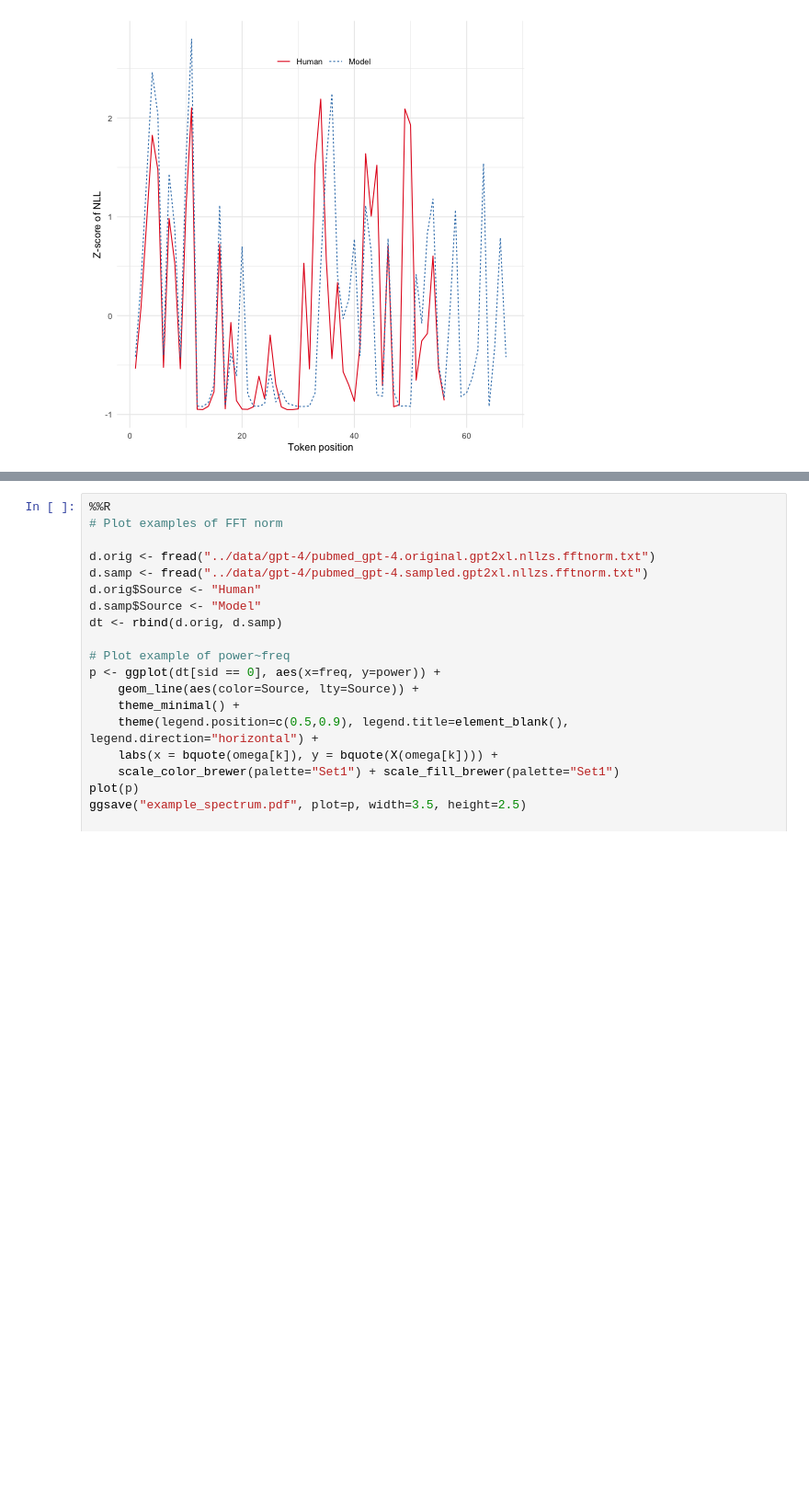
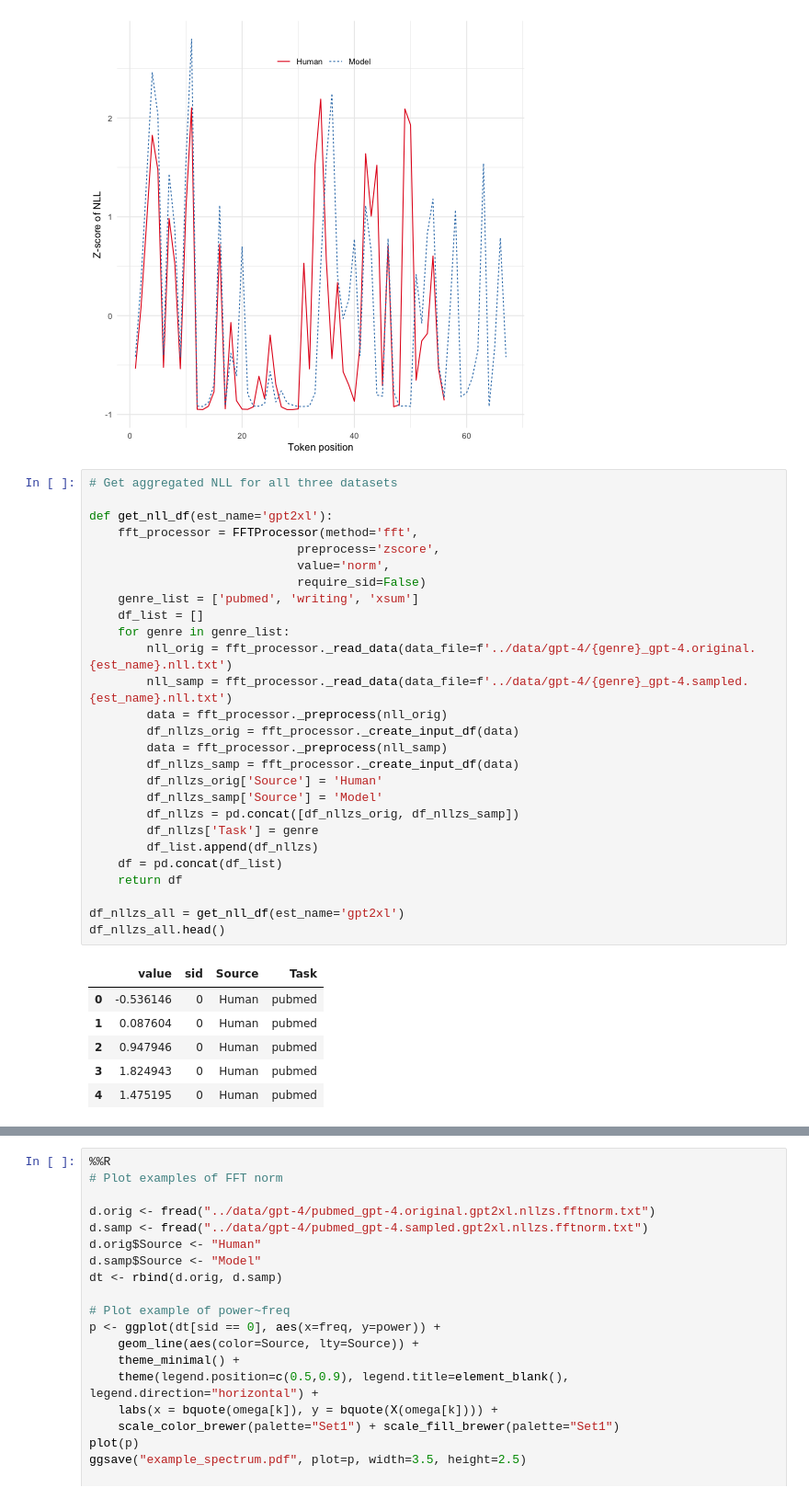
Before and after one commit to innerfirexy/FourierGPT-playground, a Jupyter notebook: experiments/plot_example.ipynb, the cells around one changed output, grey strips where cells are left out. Shown at 92% size. Saved outputs shown, nothing was run; the diff lists cells and outputs as text; blank space fills up the shorter version.

```diff
--- a/experiments/plot_example.ipynb
+++ b/experiments/plot_example.ipynb
@@ -67,3 +67,37 @@ ggsave("example_nll.pdf", plot=p, width=3.5, height=2.5)
 # %% [output]
 `geom_smooth()` using method = 'gam' and formula = 'y ~ s(x, bs = "cs")'
 [figure]
+# %%
+# Get aggregated NLL for all three datasets
+
+def get_nll_df(est_name='gpt2xl'):
+    fft_processor = FFTProcessor(method='fft',
+                             preprocess='zscore',
+                             value='norm',
+                             require_sid=False)
+    genre_list = ['pubmed', 'writing', 'xsum']
+    df_list = []
+    for genre in genre_list:
+        nll_orig = fft_processor._read_data(data_file=f'../data/gpt-4/{genre}_gpt-4.original.{est_name}.nll.txt')
+        nll_samp = fft_processor._read_data(data_file=f'../data/gpt-4/{genre}_gpt-4.sampled.{est_name}.nll.txt')
+        data = fft_processor._preprocess(nll_orig)
+        df_nllzs_orig = fft_processor._create_input_df(data)
+        data = fft_processor._preprocess(nll_samp)
+        df_nllzs_samp = fft_processor._create_input_df(data)
+        df_nllzs_orig['Source'] = 'Human'
+        df_nllzs_samp['Source'] = 'Model'
+        df_nllzs = pd.concat([df_nllzs_orig, df_nllzs_samp])
+        df_nllzs['Task'] = genre
+        df_list.append(df_nllzs)
+    df = pd.concat(df_list)
+    return df
+
+df_nllzs_all = get_nll_df(est_name='gpt2xl')
+df_nllzs_all.head()
+# %% [output]
+|  | value | sid | Source | Task |
+| 0 | -0.536146 | 0 | Human | pubmed |
+| 1 | 0.087604 | 0 | Human | pubmed |
+| 2 | 0.947946 | 0 | Human | pubmed |
+| 3 | 1.824943 | 0 | Human | pubmed |
+| 4 | 1.475195 | 0 | Human | pubmed |
```
Also changed, not shown: parts of 2 cells of this notebook, 20 other files.
